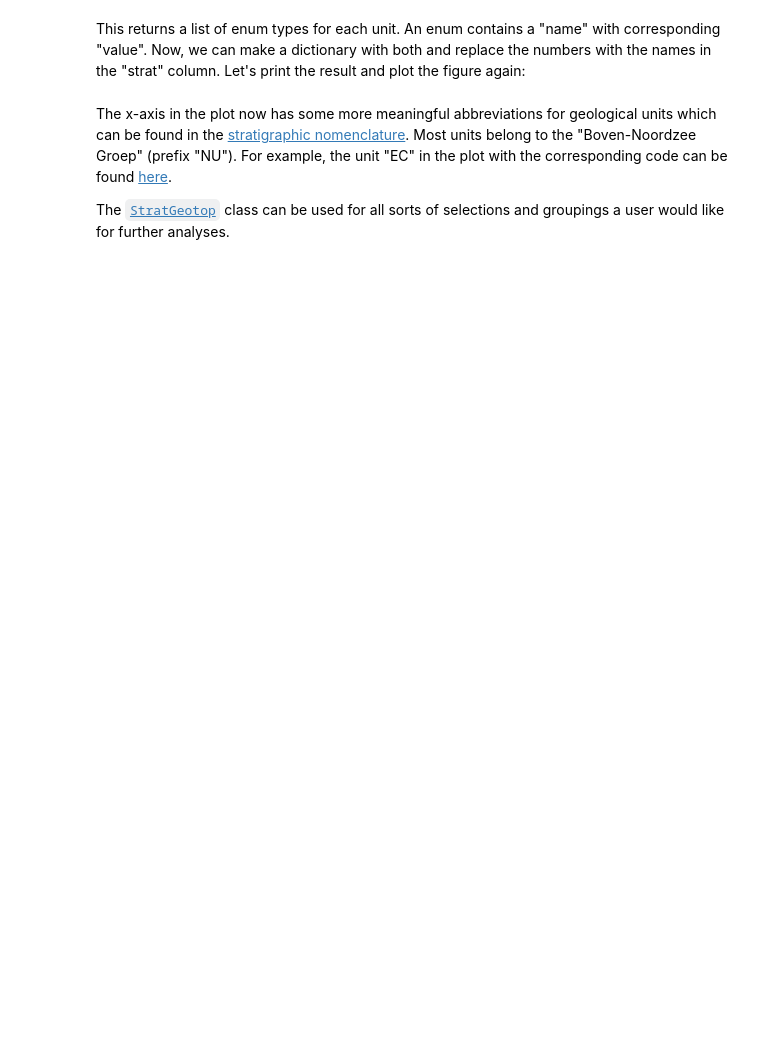
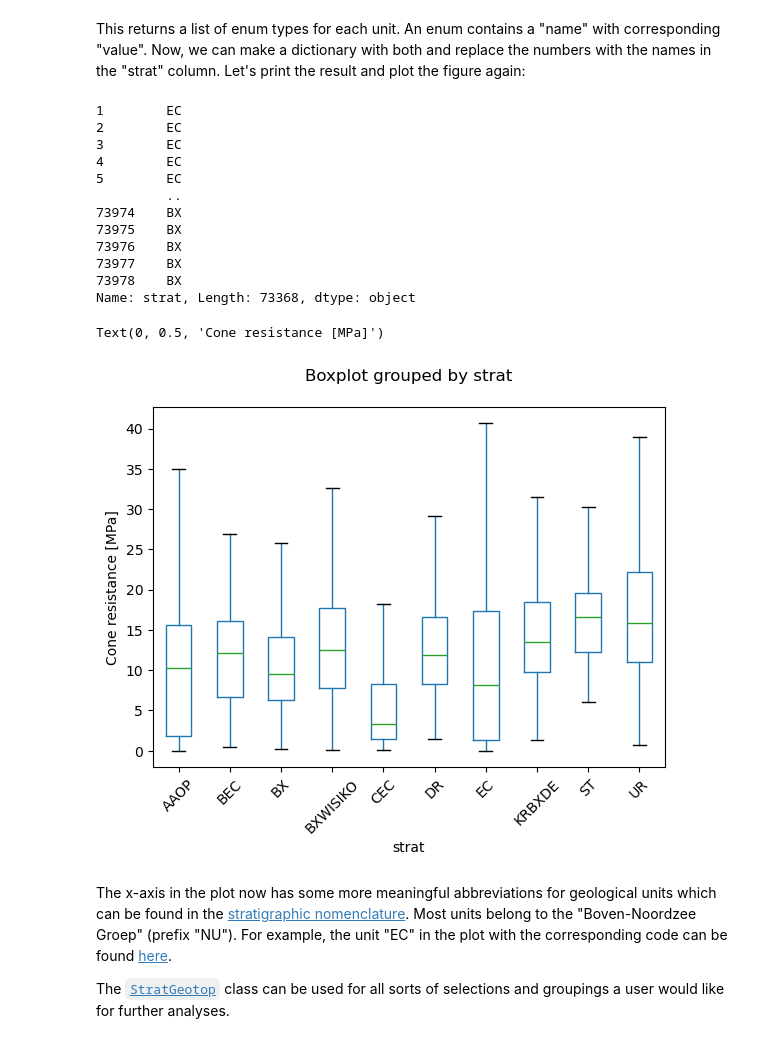
Before and after one commit to Deltares-research/geost, a Jupyter notebook: docs/examples/combine_geotop_with_cpts.ipynb, the cells around one changed output. Drawn from its saved outputs; the diff is of its cells as text; code cells hidden in the pictures; blank space fills up the shorter version.

```diff
--- a/docs/examples/combine_geotop_with_cpts.ipynb
+++ b/docs/examples/combine_geotop_with_cpts.ipynb
@@ -48,16 +91,31 @@ units
 This returns a list of enum types for each unit. An enum contains a "name" with corresponding "value". Now, we can make a dictionary with both and replace the numbers with the names in the "strat" column. Let's print the result and plot the figure again:
 # %%
 replace_dict = {unit.value: unit.name for unit in units}
-cpts.data["strat"].replace(replace_dict, inplace=True)
+cpts.data.replace({"strat": replace_dict}, inplace=True)
 print(cpts.data["strat"])
 
 fig, ax = plt.subplots()
 cpts.data.boxplot(
     ax=ax, column="cone_resistance", by="strat", grid=False, showfliers=False
 )
 ax.tick_params(axis="x", rotation=45)
 ax.set_title("")
 ax.set_ylabel("Cone resistance [MPa]")
+# %% [output]
+1        EC
+2        EC
+3        EC
+4        EC
+5        EC
+         ..
+73974    BX
+73975    BX
+73976    BX
+73977    BX
+73978    BX
+Name: strat, Length: 73368, dtype: object
+Text(0, 0.5, 'Cone resistance [MPa]')
+[figure, added]
 # %% [markdown]
 The x-axis in the plot now has some more meaningful abbreviations for geological units which can be found in the [stratigraphic nomenclature](https://www.dinoloket.nl/stratigrafische-nomenclator/boven-noordzee-groep). Most units belong to the "Boven-Noordzee Groep" (prefix "NU"). For example, the unit "EC" in the plot with the corresponding code can be found [here](https://www.dinoloket.nl/stratigrafische-nomenclator/formatie-van-echteld).
 
```
Also changed, not shown: parts of 5 cells of this notebook, 1 other file.
